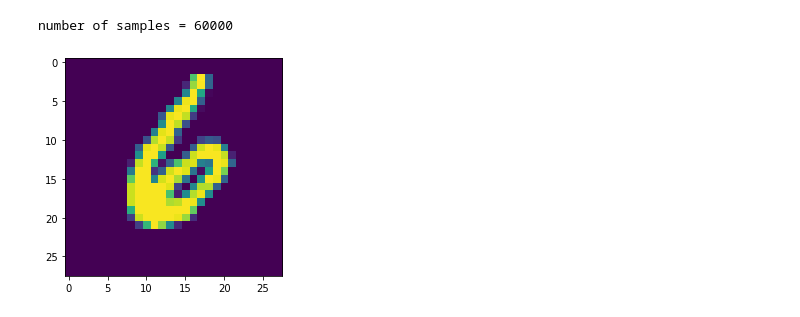
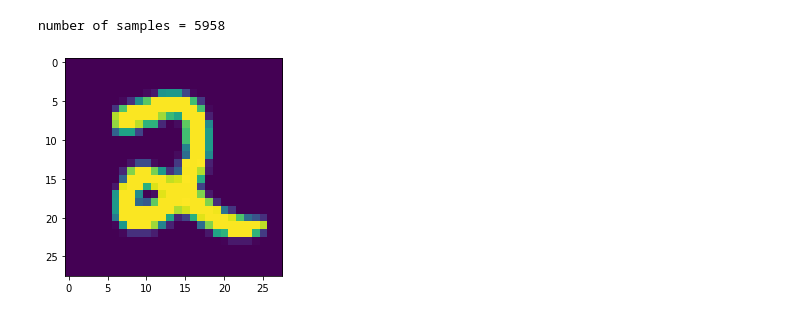
Before and after one commit to ElouanARGOUARCH/Discretely-Indexed-Flows, a Jupyter notebook: experiments/[WORK IN PROGRESS] DIF MNIST.ipynb, the cells around one changed output. Saved outputs shown, nothing was run; the diff lists cells and outputs as text; code cells hidden in the pictures.

```diff
--- a/experiments/[WORK IN PROGRESS] DIF MNIST.ipynb
+++ b/experiments/[WORK IN PROGRESS] DIF MNIST.ipynb
@@ -17,29 +13,28 @@ The autoreload extension is already loaded. To reload it, use:
 # %%
 ###MNIST###
 
 import torchvision
 import torchvision.datasets as datasets
 import matplotlib.pyplot as plt
 mnist_trainset = datasets.MNIST(root='./data', train=True, download=True, transform=None)
 mnist_testset = datasets.MNIST(root='./data', train=False, download=True, transform=None)
 images = mnist_trainset.data.flatten(start_dim=1)
 targets = mnist_trainset.targets
 
 digit = 2
-digit = 'all'
 if digit != 'all':
     extracted = images[targets == digit].float()
 else:
     extracted = images.float()
 target_samples = extracted
 
 num_samples  = target_samples.shape[0]
 print('number of samples = ' + str(num_samples))
 p = target_samples.shape[-1]
 plt.imshow(target_samples[torch.randint(low = 0, high = num_samples, size = [1])].reshape(28,28))
 
 train_set, test_set = target_samples[:4000], target_samples[4000:]
 # %% [output]
-number of samples = 60000
+number of samples = 5958
-[figure, old version]
+[figure, new version]
 # %%
```
Also changed, not shown: parts of 6 cells of this notebook, 4 other files.
